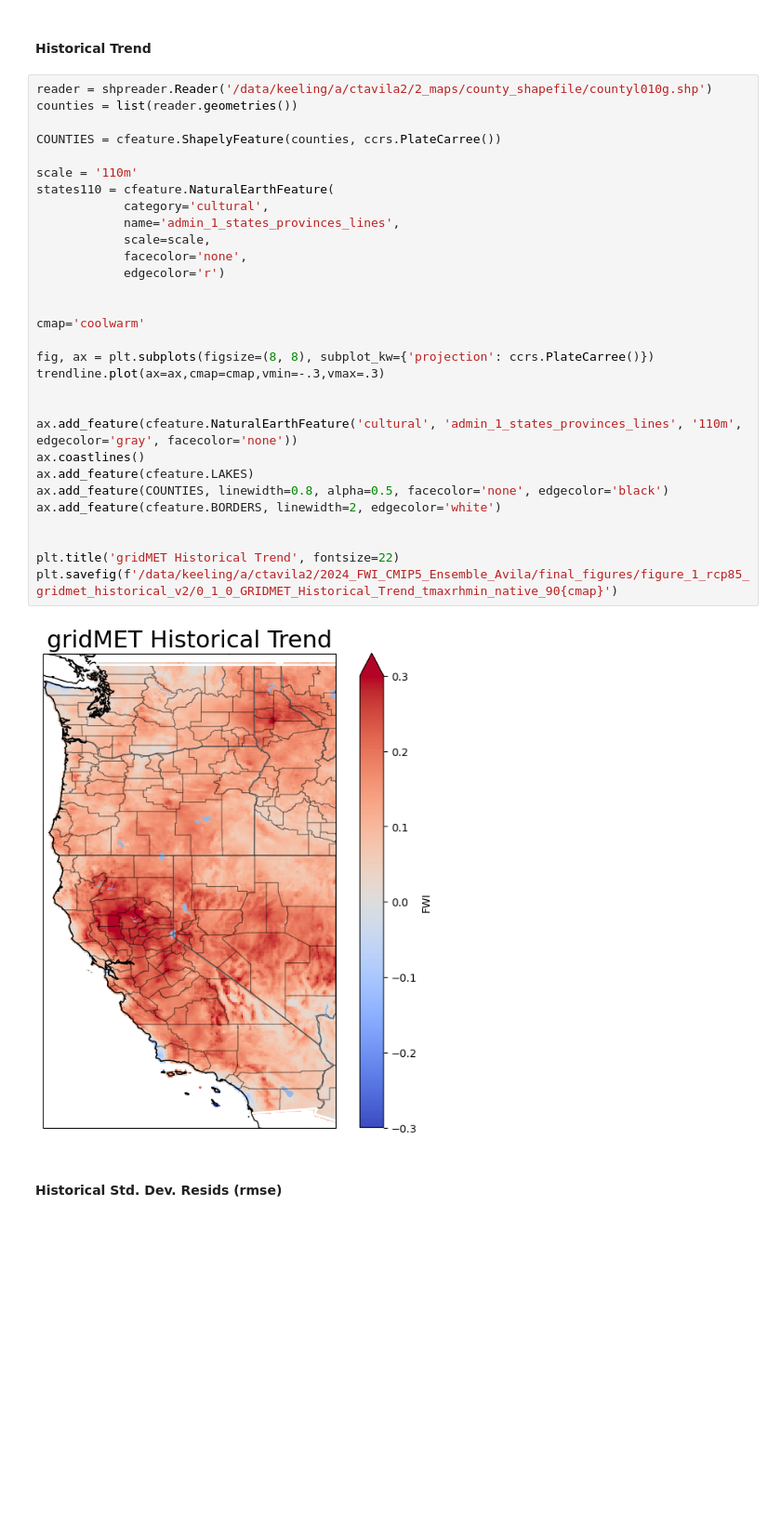
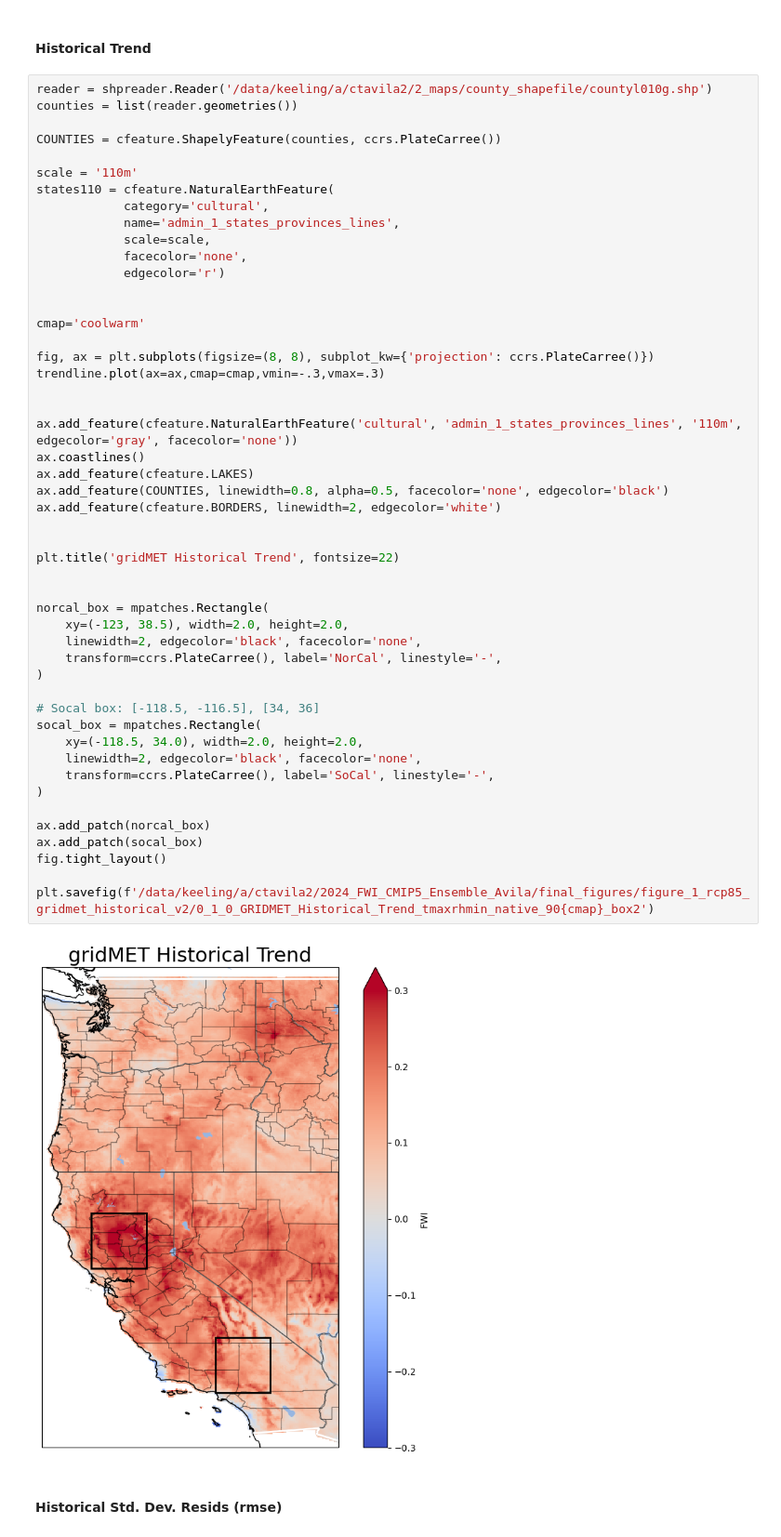
Before and after one commit to theo-avila/2024_FWI_CMIP5_Ensemble_Avila, a Jupyter notebook: notebooks/2_gridmet_spatial_projections_and_hist_plots.ipynb, the cells around one changed output. Shown at 93% size. Cells and saved outputs as stored; diff of their text form; blank space fills up the shorter version.

Commit message:
box for norcal/socal

```diff
--- a/notebooks/2_gridmet_spatial_projections_and_hist_plots.ipynb
+++ b/notebooks/2_gridmet_spatial_projections_and_hist_plots.ipynb
@@ -80,35 +82,54 @@ plt.savefig(f'/data/keeling/a/ctavila2/2024_FWI_CMIP5_Ensemble_Avila/final_figur
 # %%
 reader = shpreader.Reader('/data/keeling/a/ctavila2/2_maps/county_shapefile/countyl010g.shp')
 counties = list(reader.geometries())
 
 COUNTIES = cfeature.ShapelyFeature(counties, ccrs.PlateCarree())
 
 scale = '110m'
 states110 = cfeature.NaturalEarthFeature(
             category='cultural',
             name='admin_1_states_provinces_lines',
             scale=scale,
             facecolor='none',
             edgecolor='r')
 
 
 cmap='coolwarm'
 
 fig, ax = plt.subplots(figsize=(8, 8), subplot_kw={'projection': ccrs.PlateCarree()})
 trendline.plot(ax=ax,cmap=cmap,vmin=-.3,vmax=.3)
 
 
 ax.add_feature(cfeature.NaturalEarthFeature('cultural', 'admin_1_states_provinces_lines', '110m', edgecolor='gray', facecolor='none'))
 ax.coastlines()
 ax.add_feature(cfeature.LAKES)
 ax.add_feature(COUNTIES, linewidth=0.8, alpha=0.5, facecolor='none', edgecolor='black')
 ax.add_feature(cfeature.BORDERS, linewidth=2, edgecolor='white')
 
 
 plt.title('gridMET Historical Trend', fontsize=22)
-plt.savefig(f'/data/keeling/a/ctavila2/2024_FWI_CMIP5_Ensemble_Avila/final_figures/figure_1_rcp85_gridmet_historical_v2/0_1_0_GRIDMET_Historical_Trend_tmaxrhmin_native_90{cmap}')
+
+
+norcal_box = mpatches.Rectangle(
+    xy=(-123, 38.5), width=2.0, height=2.0,
+    linewidth=2, edgecolor='black', facecolor='none',
+    transform=ccrs.PlateCarree(), label='NorCal', linestyle='-',
+)
+
+# Socal box: [-118.5, -116.5], [34, 36]
+socal_box = mpatches.Rectangle(
+    xy=(-118.5, 34.0), width=2.0, height=2.0,
+    linewidth=2, edgecolor='black', facecolor='none',
+    transform=ccrs.PlateCarree(), label='SoCal', linestyle='-',
+)
+
+ax.add_patch(norcal_box)
+ax.add_patch(socal_box)
+fig.tight_layout()
+
+plt.savefig(f'/data/keeling/a/ctavila2/2024_FWI_CMIP5_Ensemble_Avila/final_figures/figure_1_rcp85_gridmet_historical_v2/0_1_0_GRIDMET_Historical_Trend_tmaxrhmin_native_90{cmap}_box2')
 # %% [output]
-[figure, old version]
+[figure, new version]
 # %% [markdown]
 #### Historical Std. Dev. Resids (rmse)
 # %%
```
Also changed, not shown: parts of 2 cells of this notebook, 1 other file.
